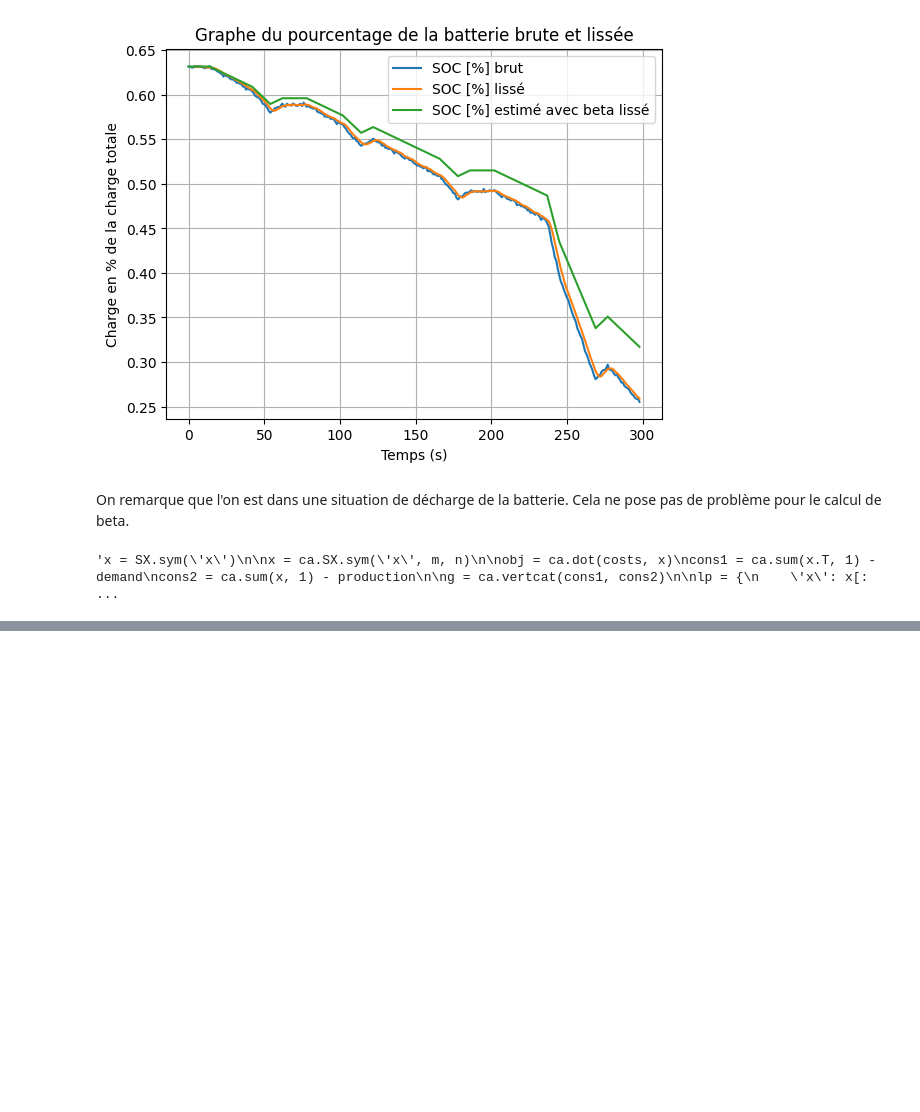
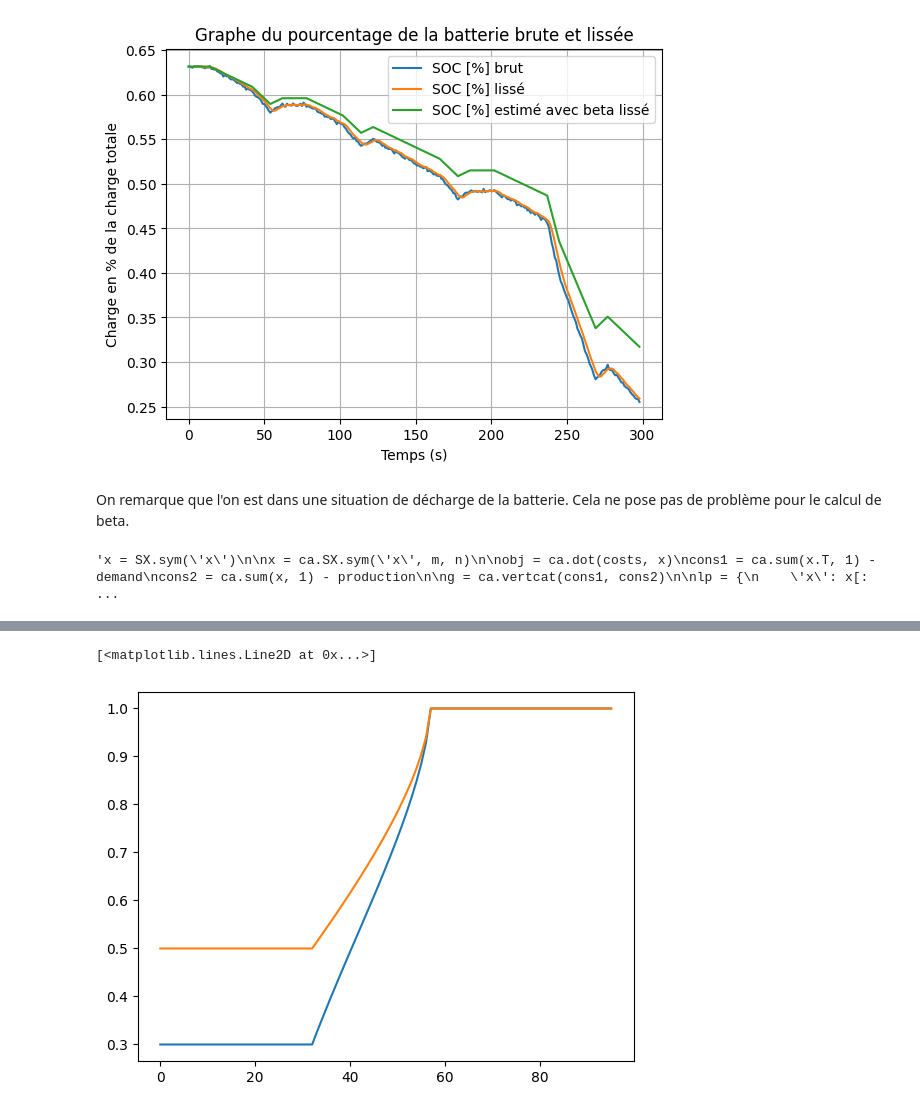
Before and after one commit to ines-g23/Projet-optimisation, a Jupyter notebook: Projet2.ipynb, the cells around one changed output, grey strips where cells are left out. Drawn from its saved outputs; the diff is of its cells as text; code cells hidden in the pictures; blank space fills up the shorter version.

```diff
--- a/Projet2.ipynb
+++ b/Projet2.ipynb
@@ -302,0 +323,9 @@ Total number of inequality constraints...............:       96
+# %%
+Q_1 = np.array(Q_sol[0,:]).reshape(T)
+Q_2 = np.array(Q_sol[1,:]).reshape(T)
+temps = np.arange(T)
+plt.plot(temps, Q_1)
+plt.plot(temps, Q_2)
+# %% [output]
+[<matplotlib.lines.Line2D at 0x...>]
+[figure, added]
```
Also changed, not shown: parts of 3 cells of this notebook.
